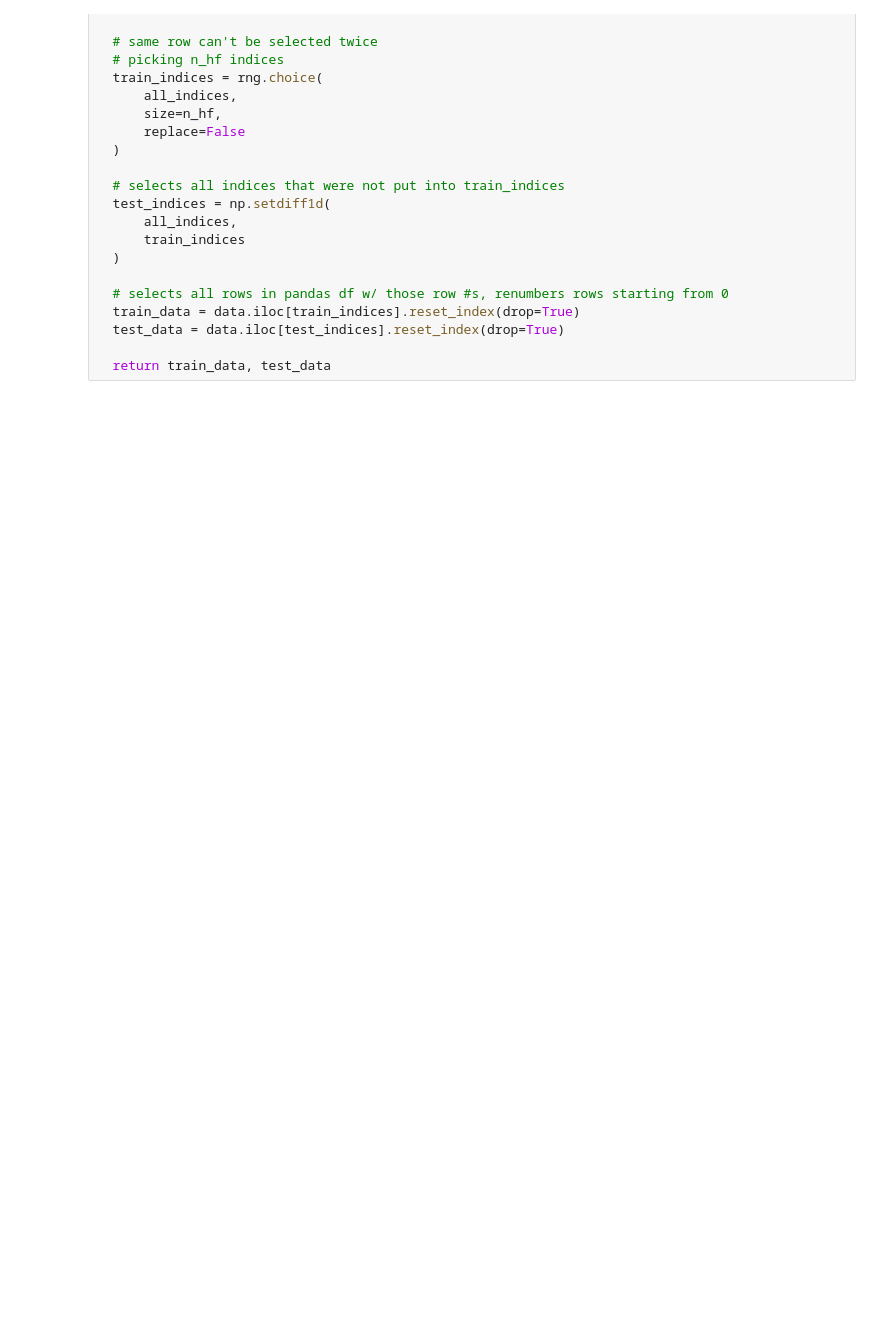
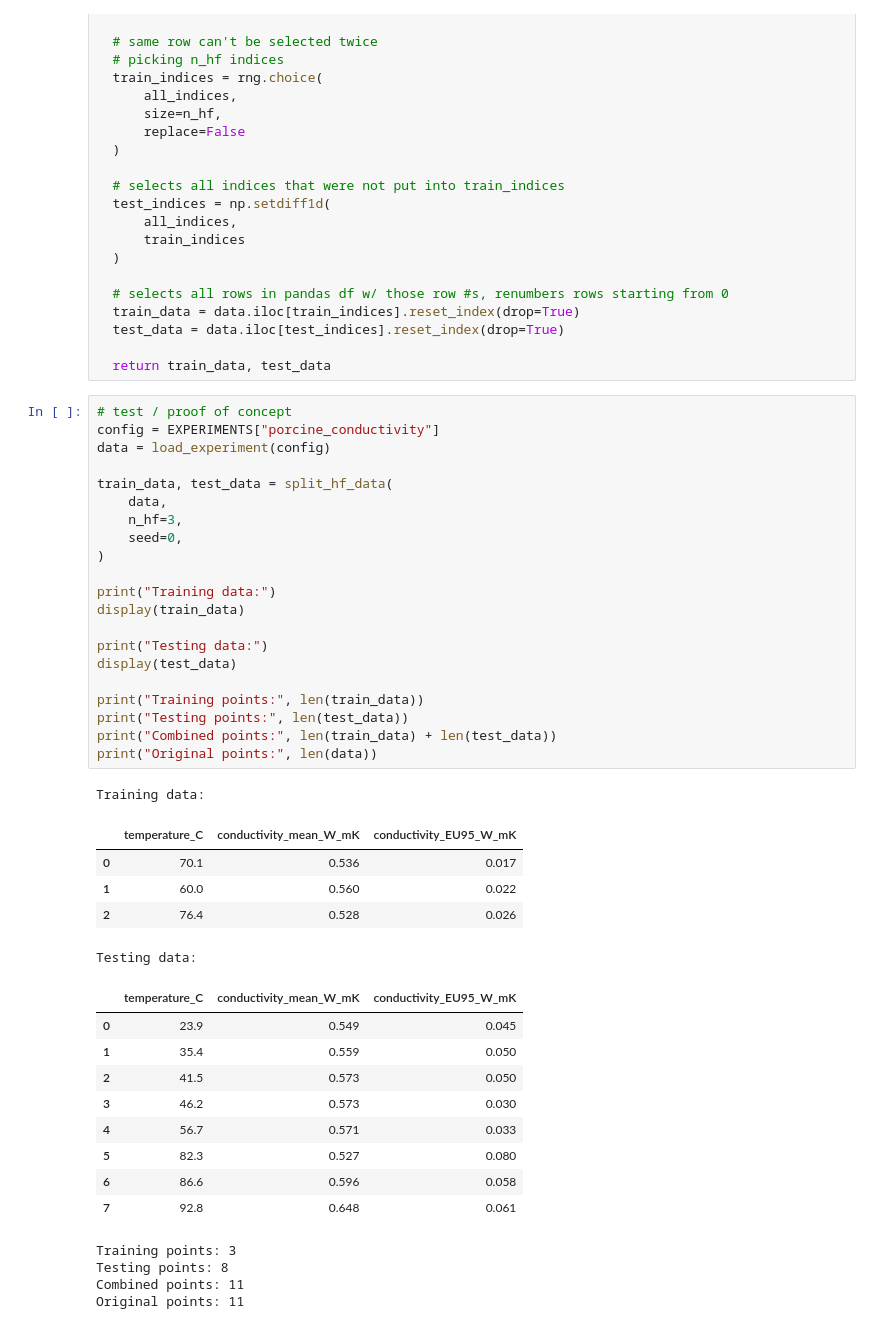
Before and after one commit to arcodeya/kidney-thermal-property-mfnn, a Jupyter notebook: notebooks/kidney_mfnn_experiments.ipynb, the cells around one changed output. Drawn from its saved outputs; the diff is of its cells as text; blank space fills up the shorter version.

Commit message:
proof of concept for train/test split

```diff
--- a/notebooks/kidney_mfnn_experiments.ipynb
+++ b/notebooks/kidney_mfnn_experiments.ipynb
@@ -160,3 +160,44 @@ def split_hf_data(data, n_hf, seed):
   test_data = data.iloc[test_indices].reset_index(drop=True)
 
   return train_data, test_data
+# %%
+# test / proof of concept
+config = EXPERIMENTS["porcine_conductivity"]
+data = load_experiment(config)
+
+train_data, test_data = split_hf_data(
+    data,
+    n_hf=3,
+    seed=0,
+)
+
+print("Training data:")
+display(train_data)
+
+print("Testing data:")
+display(test_data)
+
+print("Training points:", len(train_data))
+print("Testing points:", len(test_data))
+print("Combined points:", len(train_data) + len(test_data))
+print("Original points:", len(data))
+# %% [output]
+Training data:
+|  | temperature_C | conductivity_mean_W_mK | conductivity_EU95_W_mK |
+| 0 | 70.1 | 0.536 | 0.017 |
+| 1 | 60.0 | 0.560 | 0.022 |
+| 2 | 76.4 | 0.528 | 0.026 |
+Testing data:
+|  | temperature_C | conductivity_mean_W_mK | conductivity_EU95_W_mK |
+| 0 | 23.9 | 0.549 | 0.045 |
+| 1 | 35.4 | 0.559 | 0.050 |
+| 2 | 41.5 | 0.573 | 0.050 |
+| 3 | 46.2 | 0.573 | 0.030 |
+| 4 | 56.7 | 0.571 | 0.033 |
+| 5 | 82.3 | 0.527 | 0.080 |
+| 6 | 86.6 | 0.596 | 0.058 |
+| 7 | 92.8 | 0.648 | 0.061 |
+Training points: 3
+Testing points: 8
+Combined points: 11
+Original points: 11
```
